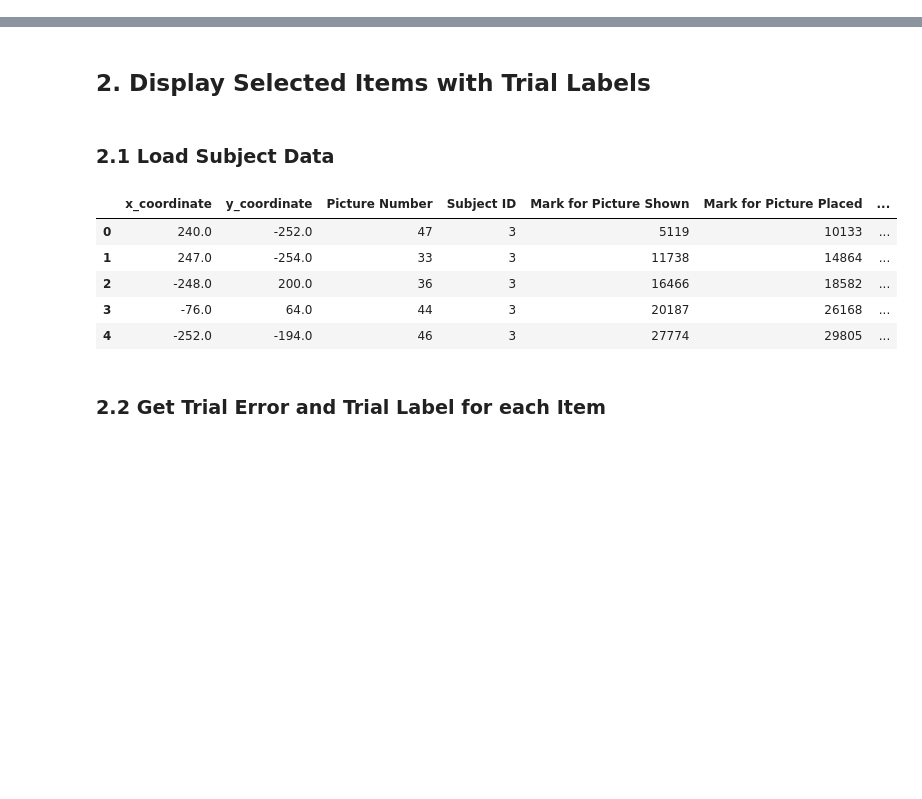
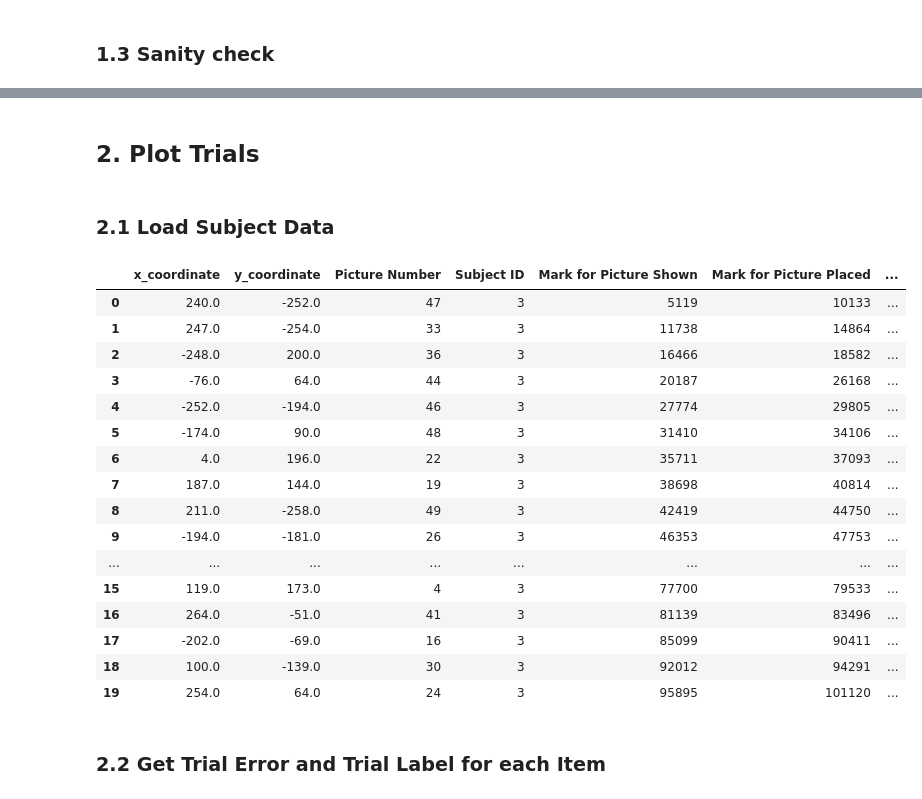
Before and after one commit to faering/master-project, a Jupyter notebook: PRE - categorise trials.ipynb, the cells around one changed output, grey strips where cells are left out. Cells and saved outputs as stored; diff of their text form; code cells hidden in the pictures; blank space fills up the shorter version.

```diff
--- a/PRE - categorise trials.ipynb
+++ b/PRE - categorise trials.ipynb
@@ -7,0 +16,7 @@ from tqdm import tqdm
+# %%
+path_data           = '/mnt/c/Users/matti/OneDrive/Education/SDC/MasterThesis/master-project/data/preprocessed'
+path_results        = '/mnt/c/Users/matti/OneDrive/Education/SDC/MasterThesis/master-project/results/preprocessing/categorise trials'
+subject_ids         = npsy.utils.get_subject_ids_from_path(path_data)
+
+postfix_load        = 'preprocessed'
+postfix_save        = 'preprocessed'
@@ -101,4 +121,6 @@ for sub_id in tqdm(subject_ids, desc='Progress'):
     # break
+# %% [markdown]
+### 1.3 Sanity check
 # %%
 item = '5'
 regex = re.compile(rf'^(?={item}-)[1-9]{{1,2}}', re.IGNORECASE)
@@ -115,24 +137,34 @@ data.df_exp.loc[idx]
 | 224 | -2.0 | -190.0 | 5 | 19 | 768133 | 770394 | ... |
 | 254 | 225.0 | 226.0 | 5 | 19 | 862428 | 865246 | ... |
 | 280 | 247.0 | 246.0 | 5 | 19 | 944349 | 945375 | ... |
-# %% [markdown]
-## 2. Display Selected Items with Trial Labels
+# %% [markdown]
+## 2. Plot Trials
 # %% [markdown]
 ### 2.1 Load Subject Data
 # %%
-path = '/mnt/c/Users/matti/OneDrive/Education/SDC/MasterThesis/master-project/data/preprocessed'
 subject_id = '03'
 
-data = npsy.DataHandler(path=path, subject_id=subject_id, exp_phase=2, fs=512, verbose=False)
-data.load(load_saved=True, postfix='preprocessed', load_exp=True, load_chan=False, load_ieeg=False, load_targets=True)
-data.df_exp.head()
+data = npsy.DataHandler(path=path_data, subject_id=subject_id, exp_phase=2, fs=512, verbose=False)
+data.load(load_saved=True, postfix=postfix_load, load_exp=True, load_chan=False, load_ieeg=False, load_targets=True, load_ied=False)
+data.df_exp.head(20)
 # %% [output]
 |  | x_coordinate | y_coordinate | Picture Number | Subject ID | Mark for Picture Shown | Mark for Picture Placed | ... |
 | 0 | 240.0 | -252.0 | 47 | 3 | 5119 | 10133 | ... |
 | 1 | 247.0 | -254.0 | 33 | 3 | 11738 | 14864 | ... |
 | 2 | -248.0 | 200.0 | 36 | 3 | 16466 | 18582 | ... |
 | 3 | -76.0 | 64.0 | 44 | 3 | 20187 | 26168 | ... |
 | 4 | -252.0 | -194.0 | 46 | 3 | 27774 | 29805 | ... |
+| 5 | -174.0 | 90.0 | 48 | 3 | 31410 | 34106 | ... |
+| 6 | 4.0 | 196.0 | 22 | 3 | 35711 | 37093 | ... |
+| 7 | 187.0 | 144.0 | 19 | 3 | 38698 | 40814 | ... |
+| 8 | 211.0 | -258.0 | 49 | 3 | 42419 | 44750 | ... |
+| 9 | -194.0 | -181.0 | 26 | 3 | 46353 | 47753 | ... |
+| ... | ... | ... | ... | ... | ... | ... | ... |
+| 15 | 119.0 | 173.0 | 4 | 3 | 77700 | 79533 | ... |
+| 16 | 264.0 | -51.0 | 41 | 3 | 81139 | 83496 | ... |
+| 17 | -202.0 | -69.0 | 16 | 3 | 85099 | 90411 | ... |
+| 18 | 100.0 | -139.0 | 30 | 3 | 92012 | 94291 | ... |
+| 19 | 254.0 | 64.0 | 24 | 3 | 95895 | 101120 | ... |
 # %% [markdown]
 ### 2.2 Get Trial Error and Trial Label for each Item
 # %%
```
Also changed, not shown: parts of 15 cells of this notebook.
